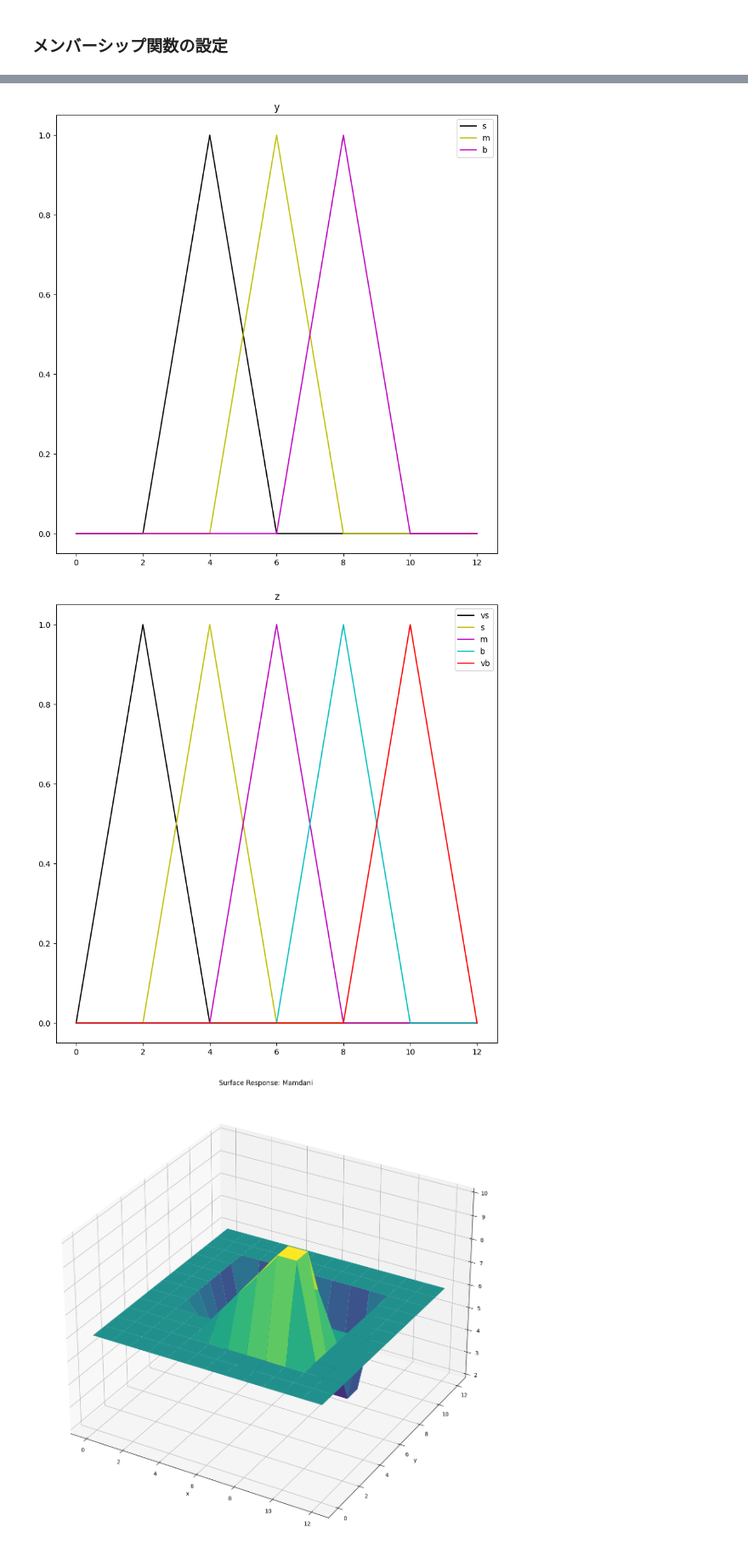
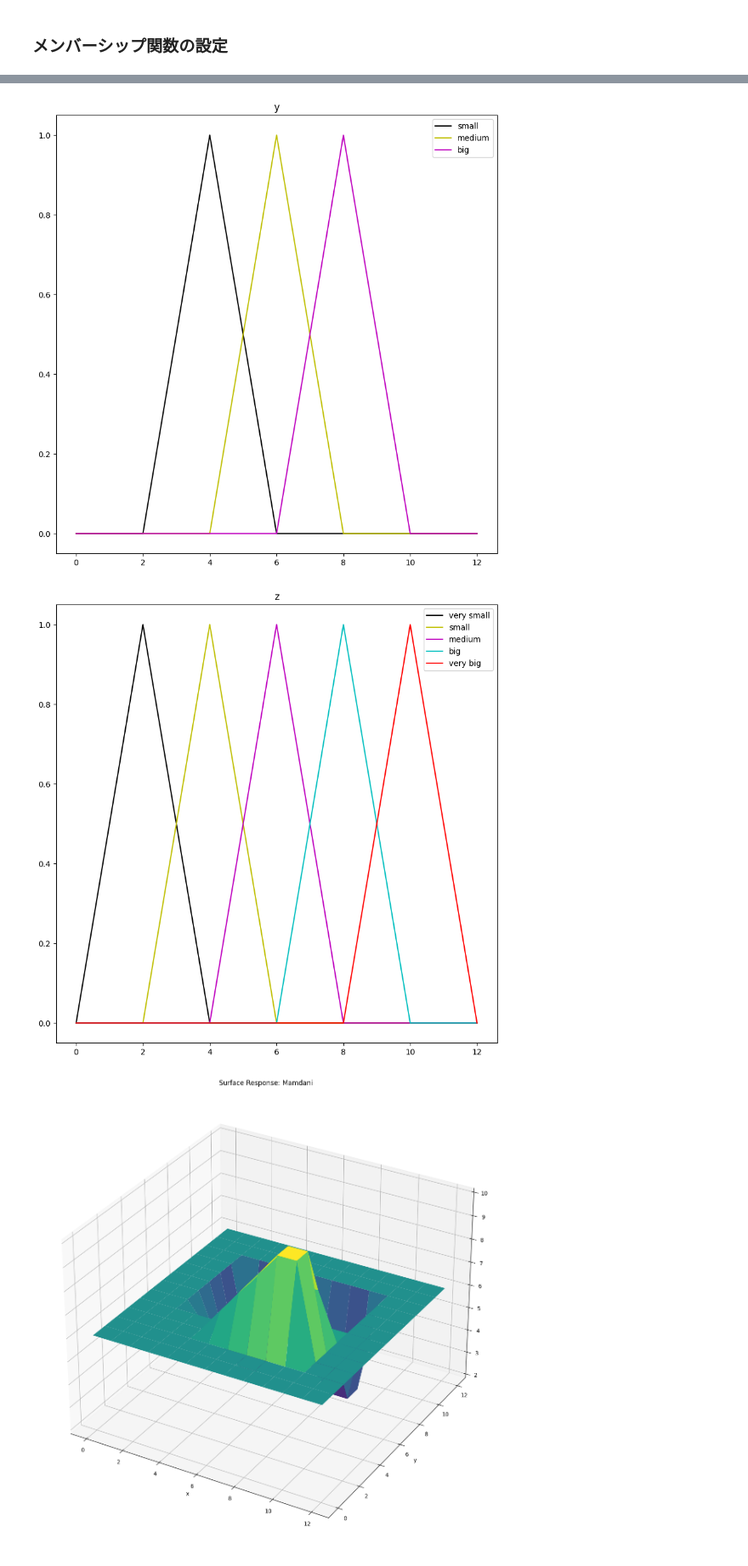
Before and after one commit to hideaki-kyutech/softcomp2023, a Jupyter notebook: fuzzy_inf_2023.ipynb, the cells around one changed output, grey strips where cells are left out. Shown at 85% size. Saved outputs shown, nothing was run; the diff lists cells and outputs as text; code cells hidden in the pictures.

```diff
--- a/fuzzy_inf_2023.ipynb
+++ b/fuzzy_inf_2023.ipynb
@@ -174,23 +180,25 @@ x.view_fuzzy()
 # %%
+# yのメンバシップ関数の設定
 y = UPAfs.fuzzy_universe('y', np.arange(0,13,1), 'continuous')
-y.add_fuzzyset('s','trimf',[2,4,6])     # Small
-y.add_fuzzyset('m','trimf',[4,6,8])     # Medium
-y.add_fuzzyset('b','trimf',[6,8,10])    # Big
+y.add_fuzzyset('small','trimf',[2,4,6])     # Small
+y.add_fuzzyset('medium','trimf',[4,6,8])     # Medium
+y.add_fuzzyset('big','trimf',[6,8,10])    # Big
 
 y.view_fuzzy()
 # %% [output]
-[figure, old version]
+[figure, new version]
 # %%
+# zのメンバシップ関数の設定
 z = UPAfs.fuzzy_universe('z', np.arange(0,13,1), 'continuous')
-z.add_fuzzyset('vs','trimf',[0,2,4])    # Very Small
-z.add_fuzzyset('s','trimf',[2,4,6])     # Small
-z.add_fuzzyset('m','trimf',[4,6,8])     # Medium
-z.add_fuzzyset('b','trimf',[6,8,10])    # Big
-z.add_fuzzyset('vb','trimf',[8,10,12])  # Very Big
+z.add_fuzzyset('very small','trimf',[0,2,4])    # Very Small
+z.add_fuzzyset('small','trimf',[2,4,6])     # Small
+z.add_fuzzyset('medium','trimf',[4,6,8])     # Medium
+z.add_fuzzyset('big','trimf',[6,8,10])    # Big
+z.add_fuzzyset('very big','trimf',[8,10,12])  # Very Big
 
 z.view_fuzzy()
 # %% [output]
-[figure, old version]
+[figure, new version]
 # %%
 Mamdani2 = UPAfs.inference_system('Mamdani')
 Mamdani2.add_premise(x)  # 前件部1
```
Also changed, not shown: parts of 38 cells of this notebook.
